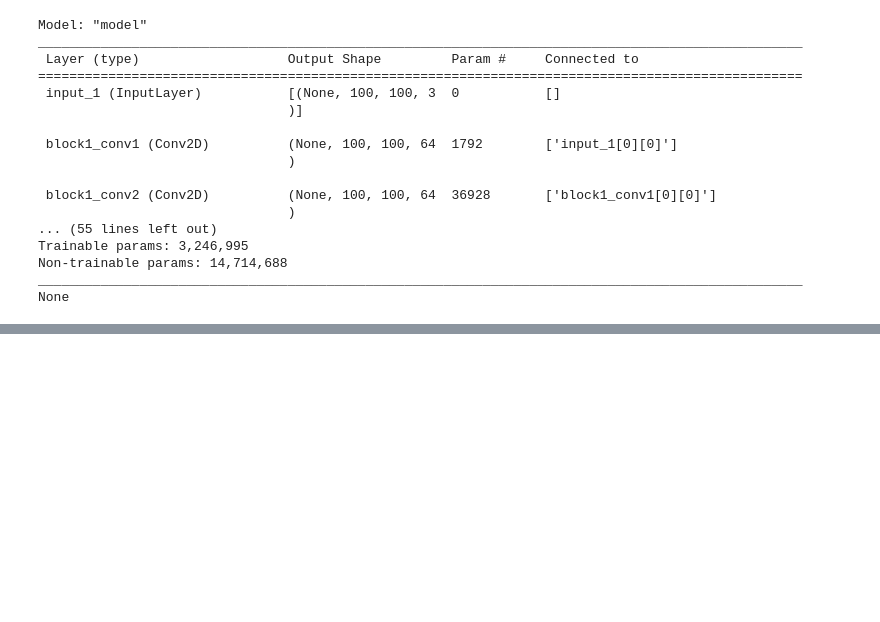
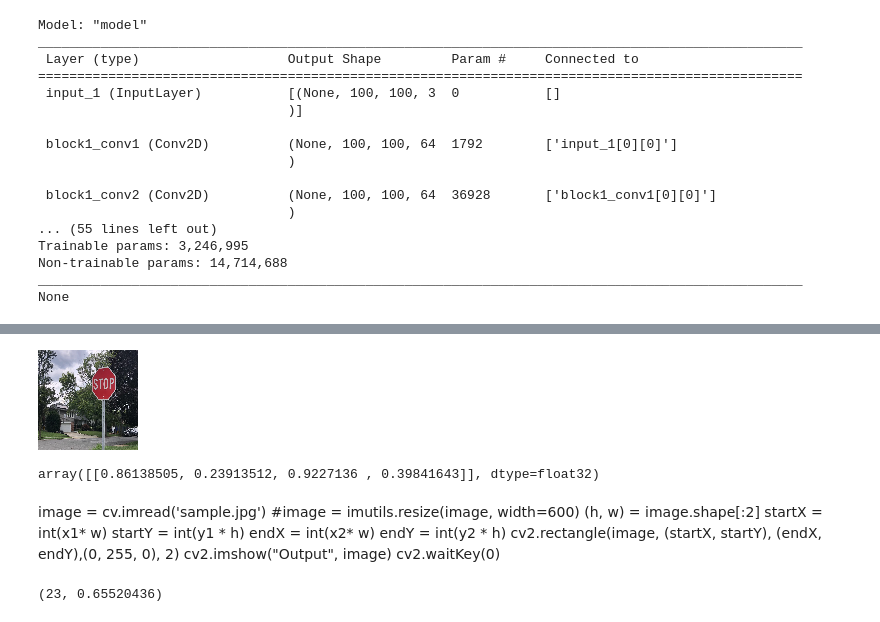
Before and after one commit to dokeefemain/AlphaSign, a Jupyter notebook: Kowshik_Avinash_Net.ipynb, the cells around one changed output, grey strips where cells are left out. Cells and saved outputs as stored; diff of their text form; code cells hidden in the pictures; blank space fills up the shorter version.

```diff
--- a/Kowshik_Avinash_Net.ipynb
+++ b/Kowshik_Avinash_Net.ipynb
@@ -185,0 +193,5 @@ plt.legend(loc="lower left")
+# %%
+x=load_img('sample.jpg',target_size=(100,100))
+x
+# %% [output]
+[figure, added]
@@ -185,0 +203,4 @@ plt.legend(loc="lower left")
+# %%
+preds
+# %% [output]
+array([[0.86138505, 0.23913512, 0.9227136 , 0.39841643]], dtype=float32)
@@ -185,0 +209,15 @@ plt.legend(loc="lower left")
+# %% [markdown]
+image = cv.imread('sample.jpg')
+#image = imutils.resize(image, width=600)
+(h, w) = image.shape[:2]
+startX = int(x1* w)
+startY = int(y1 * h)
+endX = int(x2* w)
+endY = int(y2 * h)
+cv2.rectangle(image, (startX, startY), (endX, endY),(0, 255, 0), 2)
+cv2.imshow("Output", image)
+cv2.waitKey(0)
+# %%
+list(labels[0]).index(max(labels[0])),max(labels[0])
+# %% [output]
+(23, 0.65520436)
```
Also changed, not shown: parts of 13 cells of this notebook, 8 other files.
